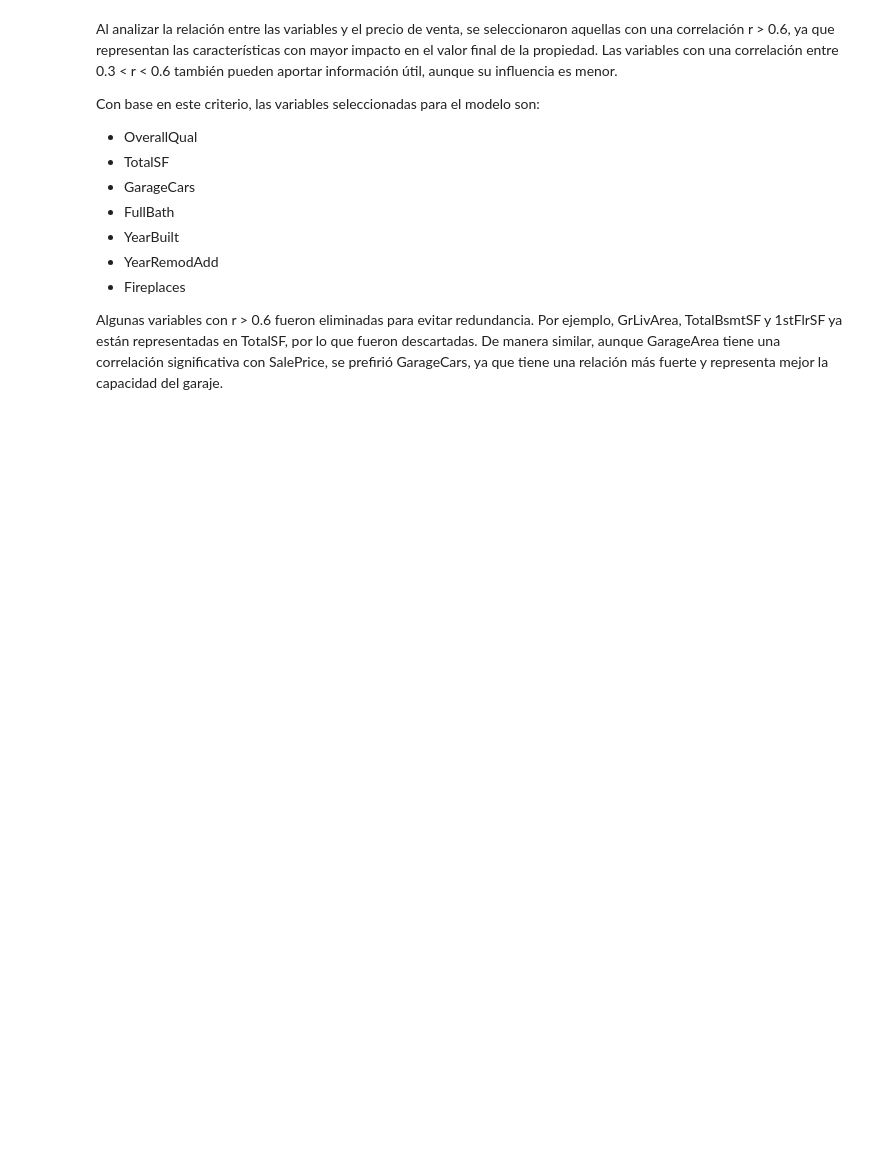
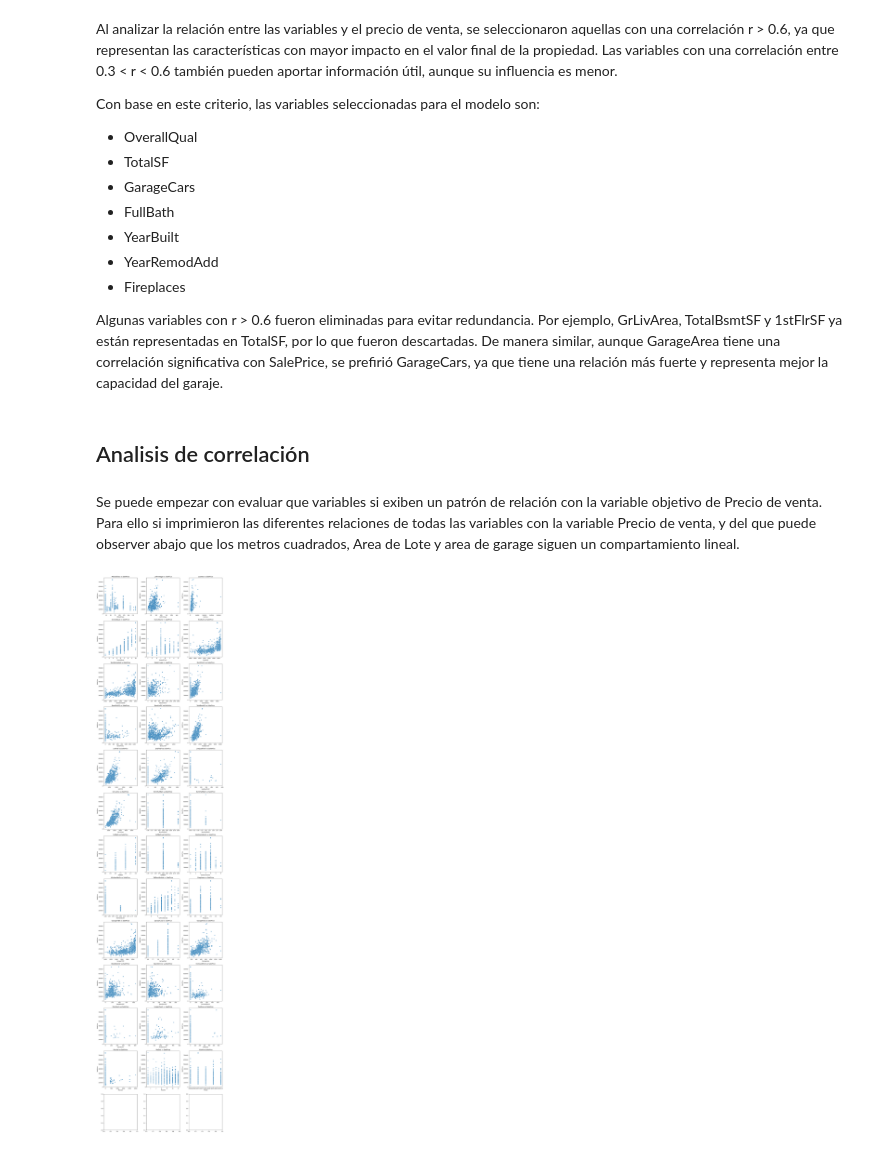
Before and after one commit to DanielRasho/MD-Proyecto2, a Jupyter notebook: main.ipynb, the cells around one changed output. Cells and saved outputs as stored; diff of their text form; code cells hidden in the pictures; blank space fills up the shorter version.

```diff
--- a/main.ipynb
+++ b/main.ipynb
@@ -443,3 +467,34 @@ Con base en este criterio, las variables seleccionadas para el modelo son:
 - Fireplaces
 
 Algunas variables con r > 0.6 fueron eliminadas para evitar redundancia. Por ejemplo, GrLivArea, TotalBsmtSF y 1stFlrSF ya están representadas en TotalSF, por lo que fueron descartadas. De manera similar, aunque GarageArea tiene una correlación significativa con SalePrice, se prefirió GarageCars, ya que tiene una relación más fuerte y representa mejor la capacidad del garaje.
+# %% [markdown]
+## Analisis de correlación
+# %% [markdown]
+Se puede empezar con evaluar que variables si exiben un patrón de relación con la variable objetivo de Precio de venta. Para ello si imprimieron las diferentes relaciones de todas las variables con la variable Precio de venta, y del que puede observer abajo que los metros cuadrados, Area de Lote y area de garage siguen un compartamiento lineal.
+# %%
+# Define the columns you're interested in (SalePrice + other numeric columns)
+columns_of_interest = ['SalePrice'] + [col for col in numeric_cols if col != 'SalePrice']
+
+# Calculate the number of rows and columns for the grid
+num_vars = len(columns_of_interest)
+num_cols = 3  # You can adjust this number to fit your screen/figure
+num_rows = (num_vars // num_cols) + (num_vars % num_cols > 0)
+
+# Create a grid of subplots
+fig, axes = plt.subplots(num_rows, num_cols, figsize=(15, 5 * num_rows))
+
+# Flatten the axes array to easily iterate over it
+axes = axes.flatten()
+
+# Loop through each numeric column and plot the scatter plot with SalePrice
+for i, var in enumerate(columns_of_interest[1:]):  # Skip 'SalePrice' itself
+    sns.scatterplot(x=df_cleaned[var], y=df_cleaned['SalePrice'], ax=axes[i])
+    axes[i].set_title(f"{var} vs SalePrice")
+    axes[i].set_xlabel(var)
+    axes[i].set_ylabel('SalePrice')
+
+# Adjust layout to prevent overlap
+plt.tight_layout()
+plt.show()
+# %% [output]
+[figure, added]
```
Also changed, not shown: parts of 10 cells of this notebook.
